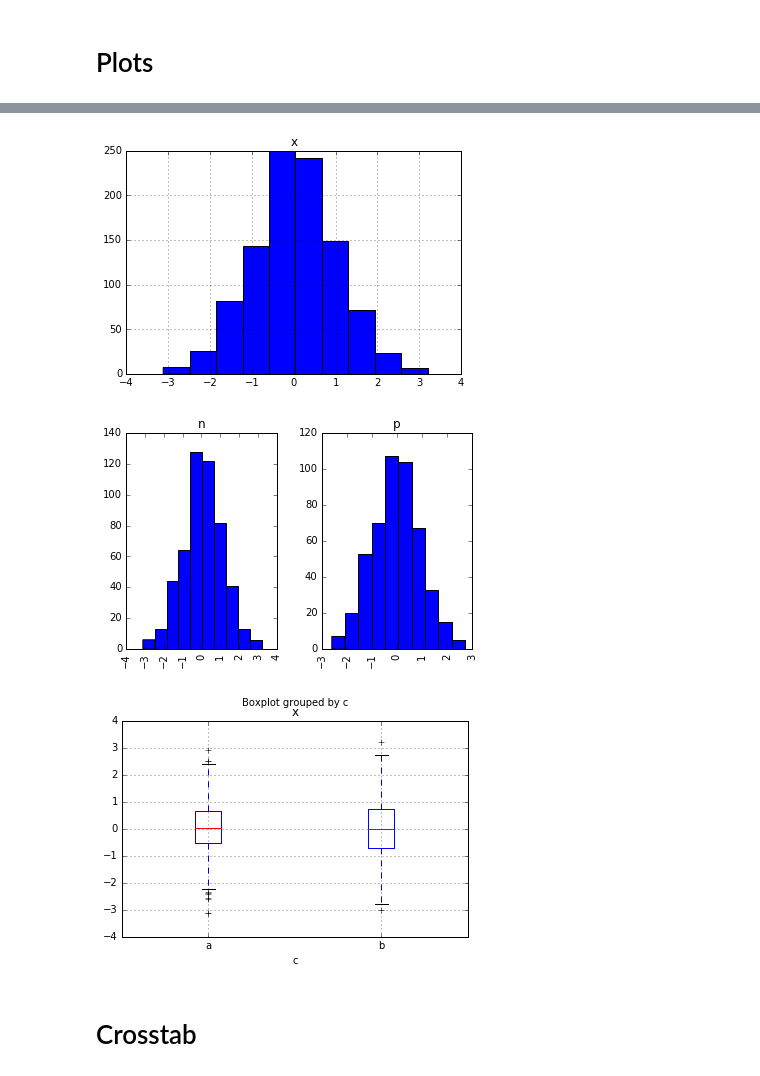
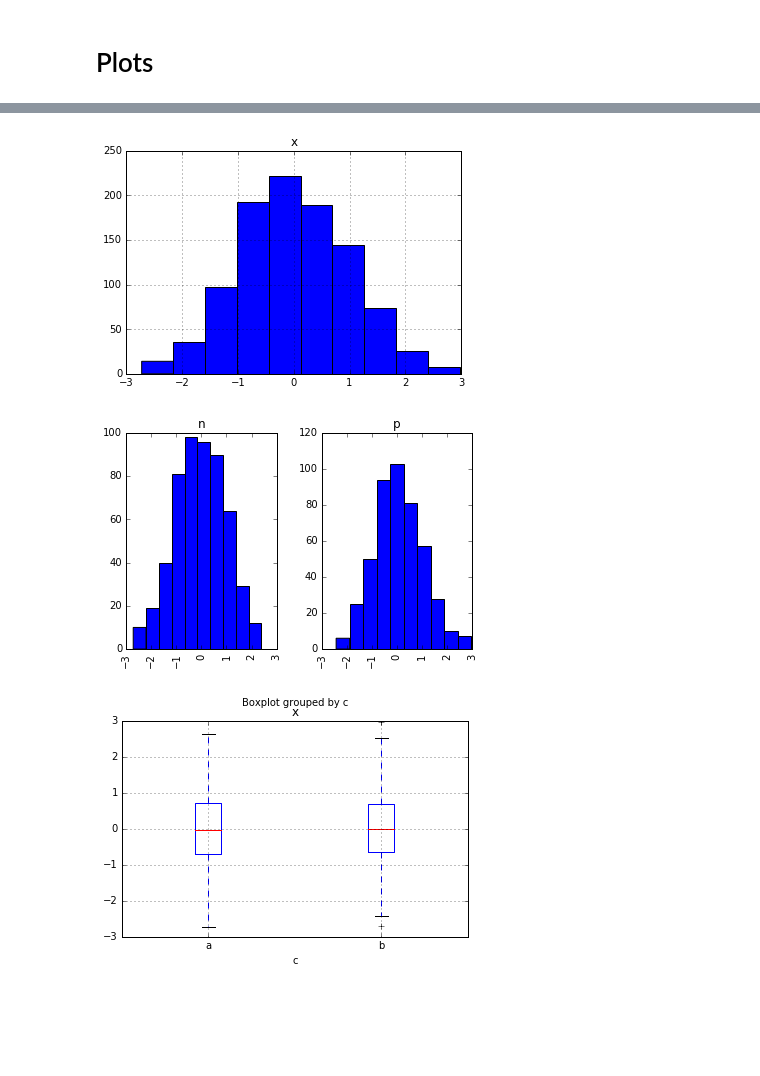
Before and after one commit to felixfan/scripts, a Jupyter notebook: python/ipynb/pandas.ipynb, the cells around one changed output, grey strips where cells are left out. Saved outputs shown, nothing was run; the diff lists cells and outputs as text; code cells hidden in the pictures; blank space fills up the shorter version.

Commit message:
rename column

```diff
--- a/python/ipynb/pandas.ipynb
+++ b/python/ipynb/pandas.ipynb
@@ -8,0 +11,7 @@ import numpy as np
+# %%
+df0 = pd.DataFrame({'x' : np.random.normal(0,1,1000),
+                   'y' : np.random.normal(0,1,1000),
+                   'z': np.random.normal(0,1,1000),
+                   'c': np.random.choice(['a','b'], 1000),
+                   'd': np.random.choice(['p','n'], 1000)})
+df0.head()
@@ -473,14 +533,12 @@ df3.head()
 # %%
-df3.hist(column='x');
+df0.hist(column='x');
 # %% [output]
-[figure, old version]
+[figure, new version]
 # %%
-df3.hist(column='x',by='d',bins=10);
+df0.hist(column='x',by='d',bins=10);
 # %% [output]
-[figure, old version]
+[figure, new version]
 # %%
-df3.boxplot(column='x', by='c');
+df0.boxplot(column='x', by='c');
 # %% [output]
-[figure, old version]
+[figure, new version]
-# %% [markdown]
-# Crosstab
```
Also changed, not shown: parts of 86 cells of this notebook.
